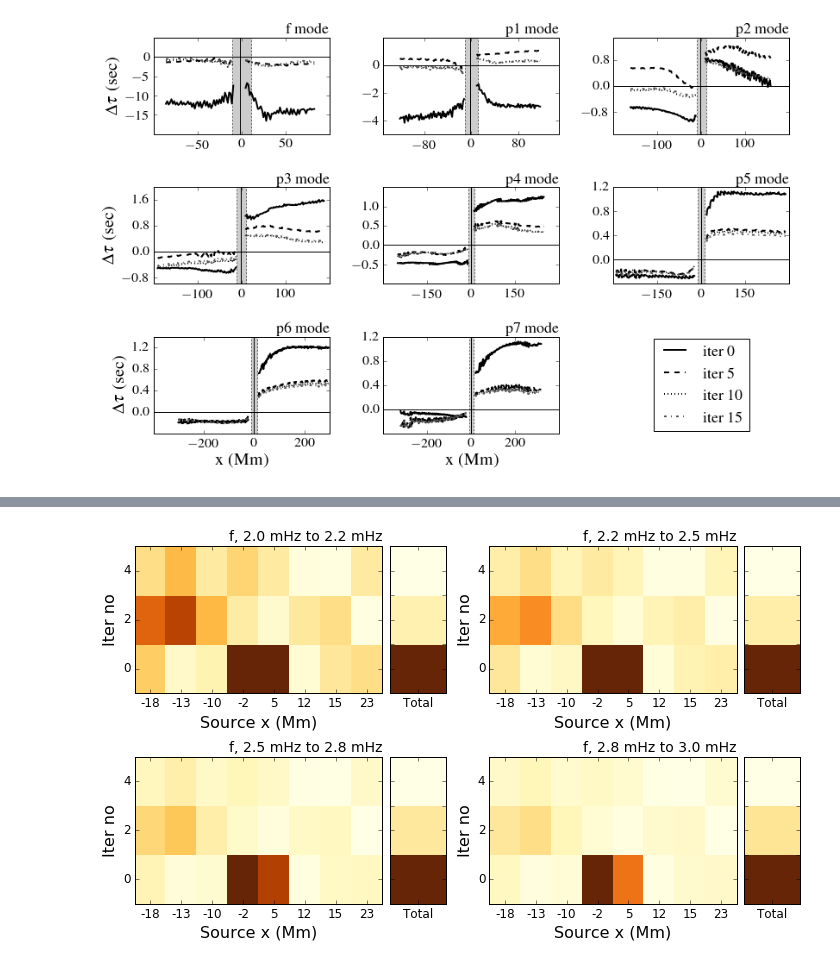
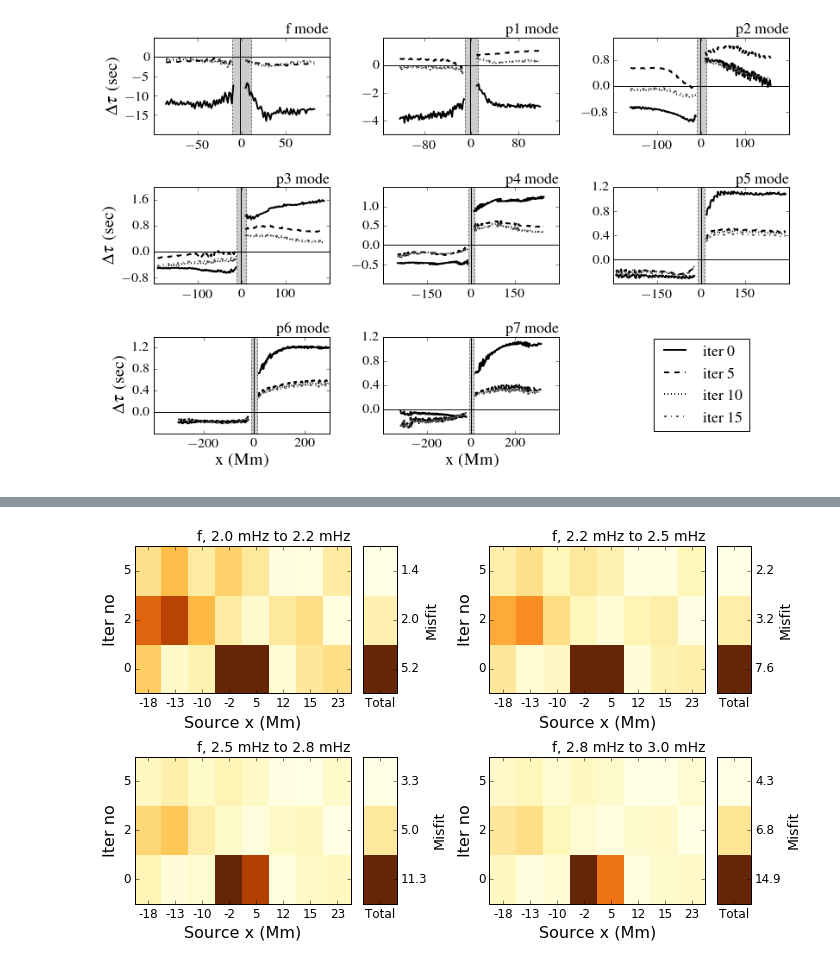
Before and after one commit to jishnub/sparc_flows, a Jupyter notebook: misfit.ipynb, the cells around one changed output, grey strips where cells are left out. Cells and saved outputs as stored; diff of their text form; code cells hidden in the pictures.

Commit message:
total data misfit

```diff
--- a/misfit.ipynb
+++ b/misfit.ipynb
@@ -1077,33 +1085,39 @@ for freq_ind in xrange(num_freq_ranges):
     freq_low = full_freq_range[0]+(full_freq_range[1]-full_freq_range[0])/num_freq_ranges*freq_ind
     freq_high = full_freq_range[0]+(full_freq_range[1]-full_freq_range[0])/num_freq_ranges*(freq_ind+1)
     for src in xrange(nsrc):
         for iter_index,iter_no in enumerate(iters_to_plot):
             td=np.loadtxt(os.path.join(datadir,"tt","iter"+str(iter_no).zfill(2),
                                        "ttdiff_src"+str(src+1).zfill(2)+"."+
                                     mode_used+"mode."+str(freq_ind)))
             tt_misfits[iter_index,src] = sum((td[:,1]/60)**2/2)
 
-    sub_gs = gridspec.GridSpecFromSubplotSpec(1, 5, subplot_spec=gs_master[freq_ind])
+    sub_gs = gridspec.GridSpecFromSubplotSpec(1, 6, subplot_spec=gs_master[freq_ind])
     ax1 = plt.Subplot(f, sub_gs[0, :-1])
     f.add_subplot(ax1)
     ax1.pcolormesh(tt_misfits,cmap="YlOrBr")
     ax1.set_xticks([0.5+i for i in xrange(nsrc)])
     ax1.set_xticklabels(["{:.0f}".format(srclocs[i]) for i in xrange(nsrc)],fontdict={"size":12})
     ax1.set_yticks([0.5+i for i in xrange(num_iters_plot)])
     ax1.set_yticklabels([str(i) for i in iters_to_plot],fontdict={"size":12})
     ax1.set_title("{}, {:.1f} mHz to {:.1f} mHz".format(mode_used,freq_low,freq_high),fontsize=14,loc='right')
     ax1.set_xlabel("Source x (Mm)",fontsize=16)
     ax1.set_ylabel("Iter no",fontsize=16)
 
     ax2 = plt.Subplot(f, sub_gs[0,-1])
     f.add_subplot(ax2)
     tt_diff_total = np.sum(tt_misfits,axis=1)[:,None]
     ax2.pcolormesh(tt_diff_total,cmap="YlOrBr")
-    for tl in ax2.get_yticklabels(): tl.set_visible(False)
+    ax2.set_yticks([0.5+i for i in xrange(num_iters_plot)])
+    ax2.set_yticklabels(np.round(tt_diff_total.flatten(),1),fontdict={"size":12})
+    ax2.yaxis.tick_right()
+    ax2.yaxis.set_label_position("right")
     ax2.set_xticks([0.5])
     ax2.set_xticklabels(["Total"],fontdict={"size":12})
+    ax2.set_ylabel("Misfit",fontsize=14)
 
 plt.gcf().set_size_inches(10,6)
 plt.tight_layout()
+if not os.path.exists("plots"): os.makedirs("plots")
+plt.savefig("plots/sourcewise_data_misfit_freqfilt.png")
 # %% [output]
-[figure, old version]
+[figure, new version]
```
Also changed, not shown: parts of 4 cells of this notebook.
